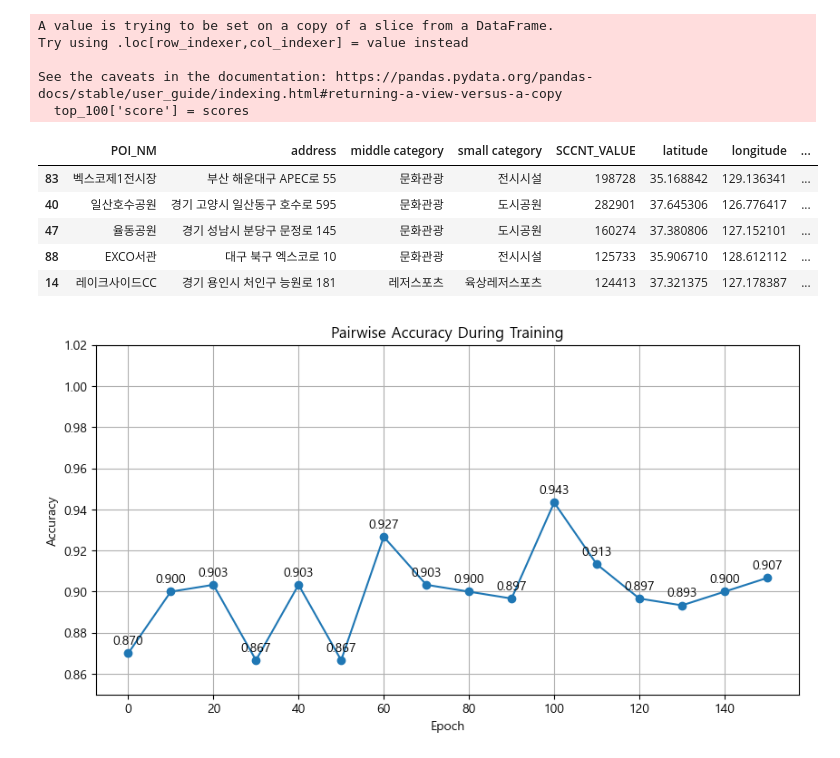
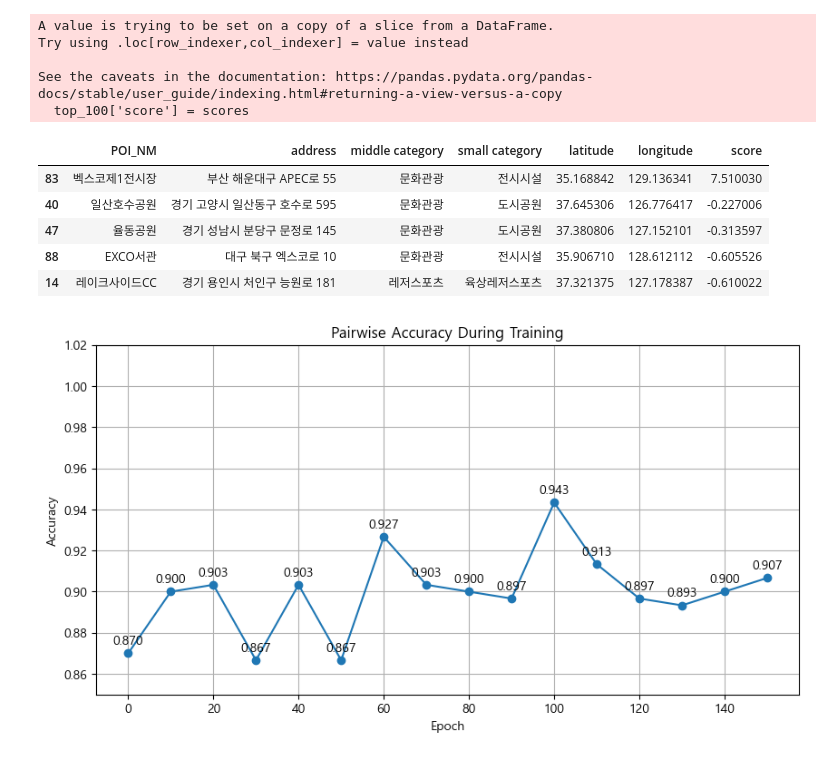
Before and after one commit to JaewonLee11/carSharing, a Jupyter notebook: CarSharing_vis.ipynb, the cells around one changed output. Cells and saved outputs as stored; diff of their text form; code cells hidden in the pictures.

```diff
--- a/CarSharing_vis.ipynb
+++ b/CarSharing_vis.ipynb
@@ -702,15 +704,17 @@ Try using .loc[row_indexer,col_indexer] = value instead
 
 See the caveats in the documentation: https://pandas.pydata.org/pandas-docs/stable/user_guide/indexing.html#returning-a-view-versus-a-copy
   top_100['score'] = scores
+# %%
+top_k_columns = ['POI_NM', 'address', 'middle category', 'small category', 'latitude', 'longitude', 'score']
 # %%
-top_k
+top_k[top_k_columns]
 # %% [output]
-|  | POI_NM | address | middle category | small category | SCCNT_VALUE | latitude | longitude | ... |
-| 83 | 벡스코제1전시장 | 부산 해운대구 APEC로 55 | 문화관광 | 전시시설 | 198728 | 35.168842 | 129.136341 | ... |
-| 40 | 일산호수공원 | 경기 고양시 일산동구 호수로 595 | 문화관광 | 도시공원 | 282901 | 37.645306 | 126.776417 | ... |
-| 47 | 율동공원 | 경기 성남시 분당구 문정로 145 | 문화관광 | 도시공원 | 160274 | 37.380806 | 127.152101 | ... |
-| 88 | EXCO서관 | 대구 북구 엑스코로 10 | 문화관광 | 전시시설 | 125733 | 35.906710 | 128.612112 | ... |
-| 14 | 레이크사이드CC | 경기 용인시 처인구 능원로 181 | 레저스포츠 | 육상레저스포츠 | 124413 | 37.321375 | 127.178387 | ... |
+|  | POI_NM | address | middle category | small category | latitude | longitude | score |
+| 83 | 벡스코제1전시장 | 부산 해운대구 APEC로 55 | 문화관광 | 전시시설 | 35.168842 | 129.136341 | 7.510030 |
+| 40 | 일산호수공원 | 경기 고양시 일산동구 호수로 595 | 문화관광 | 도시공원 | 37.645306 | 126.776417 | -0.227006 |
+| 47 | 율동공원 | 경기 성남시 분당구 문정로 145 | 문화관광 | 도시공원 | 37.380806 | 127.152101 | -0.313597 |
+| 88 | EXCO서관 | 대구 북구 엑스코로 10 | 문화관광 | 전시시설 | 35.906710 | 128.612112 | -0.605526 |
+| 14 | 레이크사이드CC | 경기 용인시 처인구 능원로 181 | 레저스포츠 | 육상레저스포츠 | 37.321375 | 127.178387 | -0.610022 |
 # %%
 import matplotlib.pyplot as plt
 
```
Also changed, not shown: parts of 3 cells of this notebook.
